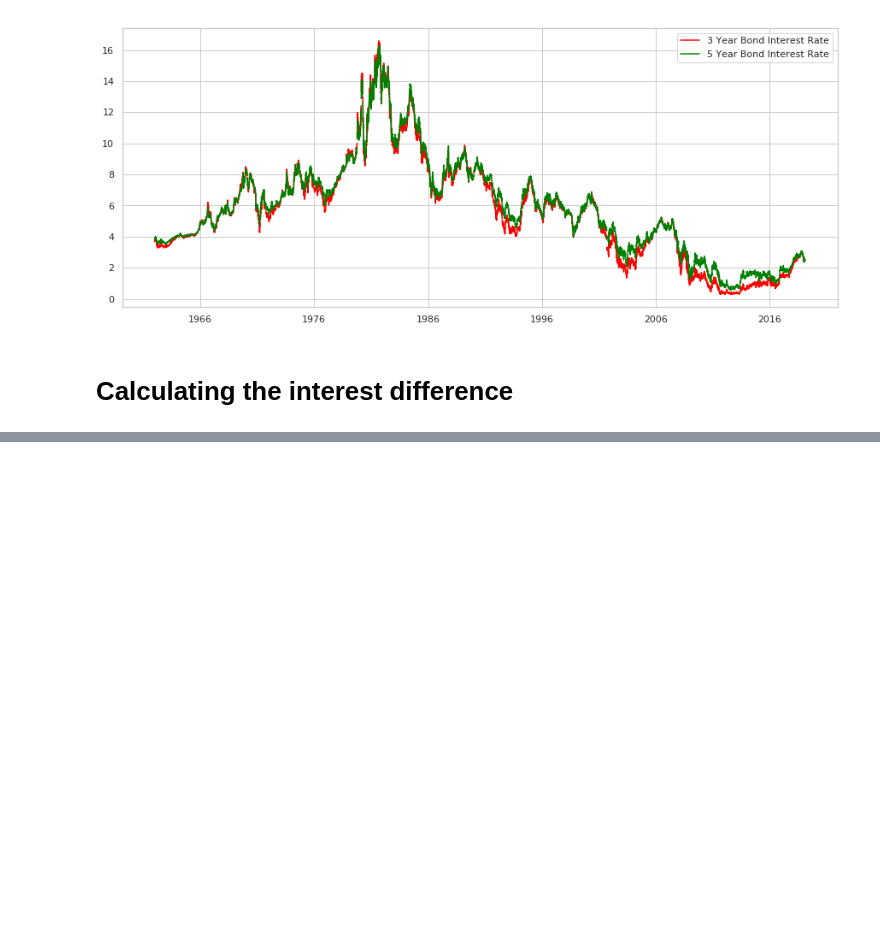
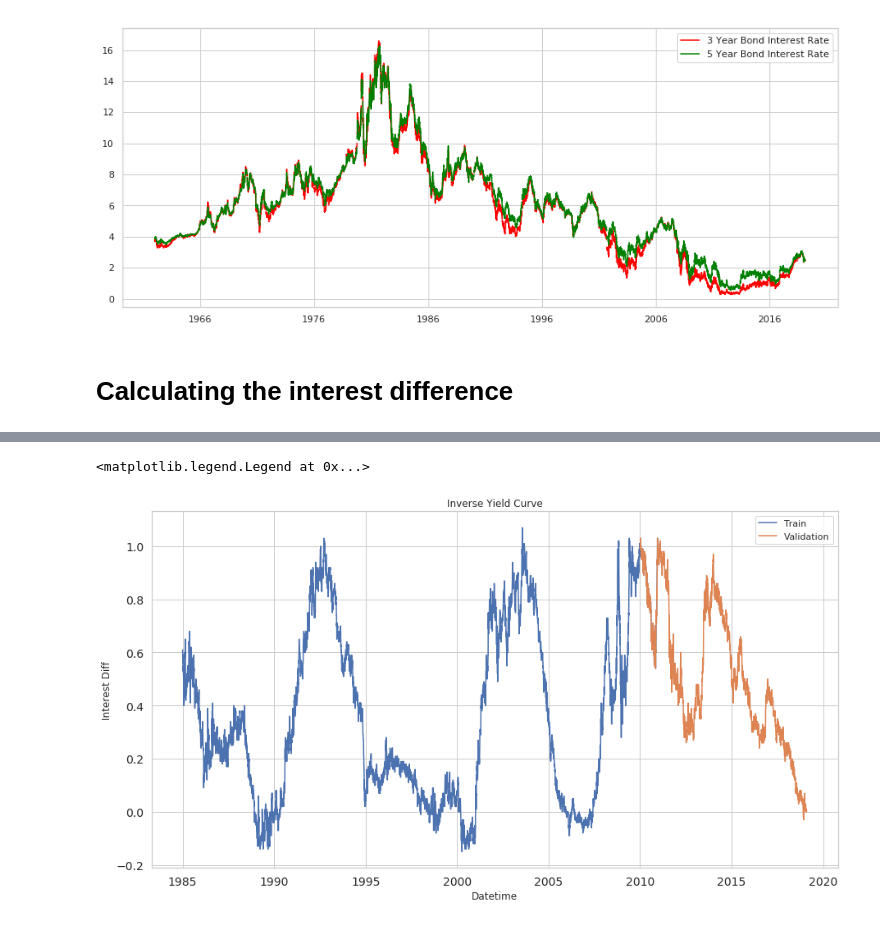
Before and after one commit to guyandtheworld/recession, a Jupyter notebook: model/Bond Analysis.ipynb, the cells around one changed output, grey strips where cells are left out. Saved outputs shown, nothing was run; the diff lists cells and outputs as text; code cells hidden in the pictures; blank space fills up the shorter version.

```diff
--- a/model/Bond Analysis.ipynb
+++ b/model/Bond Analysis.ipynb
@@ -53,0 +80,12 @@ for year in years:
+# %%
+train = df[:'2010']
+val = df['2010':]
+# %%
+train.DIFF.plot(figsize=(15, 8), title='Inverse Yield Curve', fontsize=14, label='Train')
+val.DIFF.plot(figsize=(15, 8), title='Inverse Yield Curve', fontsize=14, label='Validation')
+plt.xlabel('Datetime')
+plt.ylabel('Interest Diff')
+plt.legend(loc = 'best')
+# %% [output]
+<matplotlib.legend.Legend at 0x...>
+[figure, added]
```
Also changed, not shown: parts of 8 cells of this notebook.
